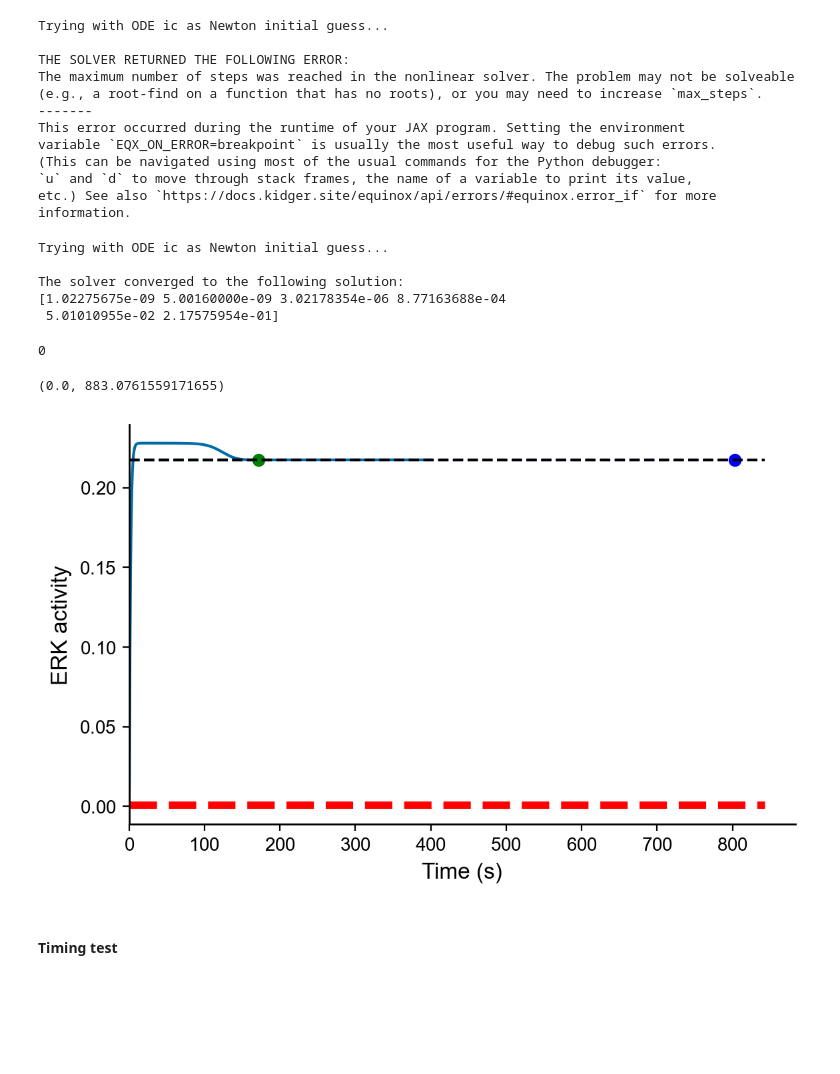
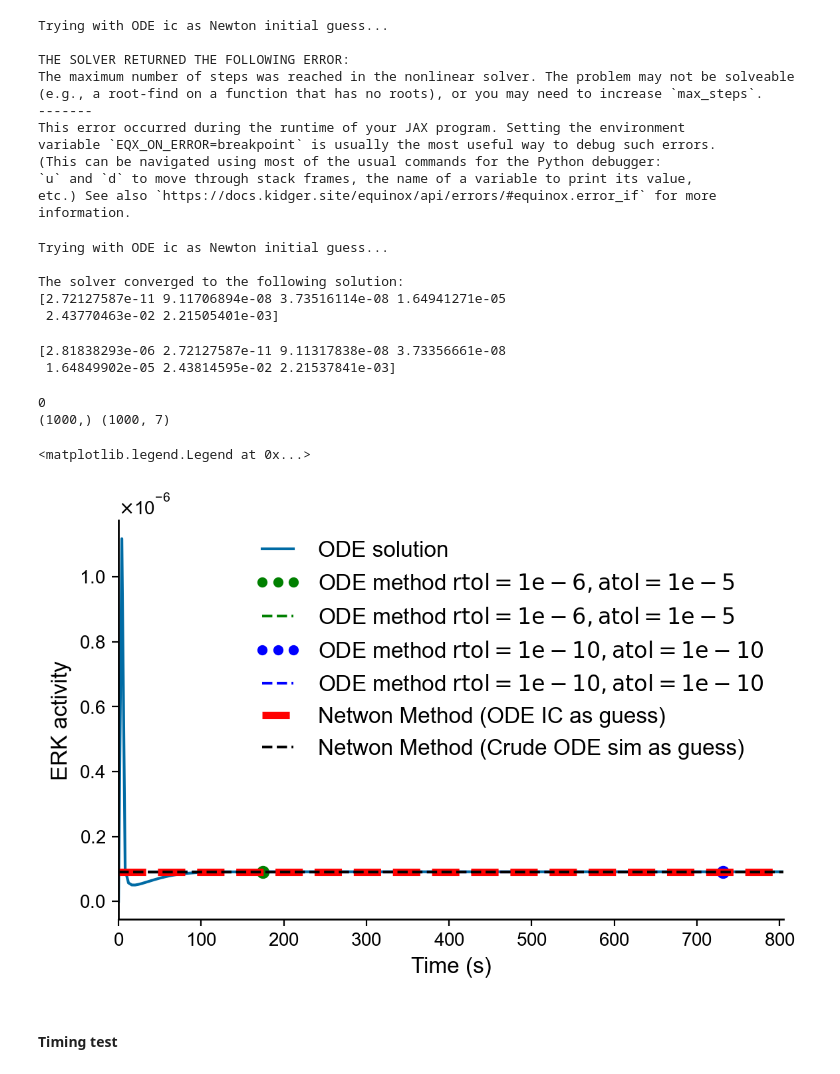
Before and after one commit to RangamaniLabUCSD/multimodel-inference, a Jupyter notebook: src/MAPK/param_est/steady_state_analysis.ipynb, the cells around one changed output. Cells and saved outputs as stored; diff of their text form; code cells hidden in the pictures; blank space fills up the shorter version.

```diff
--- a/src/MAPK/param_est/steady_state_analysis.ipynb
+++ b/src/MAPK/param_est/steady_state_analysis.ipynb
@@ -75,12 +75,12 @@ def solve_to_SS(model_dfrx_ode, y0, params, t1, event_rtol=1e-6, event_atol=1e-5
         t0,
         t1,
         dt0,
-        y0,
+        tuple(y0),
         stepsize_controller=stepsize_controller,
         discrete_terminating_event=event,
         # saveat=saveat,
         args=params,
-        max_steps=6000000,
+        max_steps=60000000,
         throw=False,)
 
     return sol.ys, sol.ts
@@ -101,11 +101,11 @@ def solve_traj(model_dfrx_ode, y0, params, t1, times):
         t0,
         t1,
         dt0,
-        y0,
+        tuple(y0),
         stepsize_controller=stepsize_controller,
         saveat=saveat,
         args=params,
-        max_steps=6000000,
+        max_steps=60000000,
         throw=False,)
 
     print(sol.result)
@@ -221,59 +223,66 @@ etc.) See also `https://docs.kidger.site/equinox/api/errors/#equinox.error_if` f
 information.
 # %%
 # get y0 as shortish run of ODE
-sol, ts = find_ss_ODE_solver(S_2014, S_2014_y0_EGF_ins[EGF_idx], param, jnp.inf, event_rtol=1e-5, event_atol=1e-4)
-y0 = jnp.squeeze(sol)[S_2014_EGF_idx+1:]
+sol, ts = find_ss_ODE_solver(S_2014, S_2014_y0_EGF_ins[EGF_idx], param, jnp.inf, event_rtol=1e-5, event_atol=1e-5)
+y0 = jnp.squeeze(jnp.array(sol))[S_2014_EGF_idx+1:]
 try:
     print('Trying with ODE ic as Newton initial guess...\n')
-    sol_betterGuess = optx.root_find(S_2014_RHS, solver, y0, args=(EGF,param), max_steps=1000, options={'lower':jnp.zeros_like(y0)})
+    sol_betterGuess = optx.root_find(S_2014_RHS, solver, y0, args=(EGF,param), max_steps=100, options={'lower':jnp.zeros_like(y0)})
     print('The solver converged to the following solution:')
     print(sol_betterGuess.value)
 except Exception as e:
     print('THE SOLVER RETURNED THE FOLLOWING ERROR:')
-    sol_betterGuess = optx.root_find(S_2014_RHS, solver, y0, args=(EGF,param), max_steps=1000, throw=False, options={'lower':jnp.zeros_like(y0)})
+    sol_betterGuess = optx.root_find(S_2014_RHS, solver, y0, args=(EGF,param), max_steps=100, throw=False, options={'lower':jnp.zeros_like(y0)})
     print(e)
 # %% [output]
 Trying with ODE ic as Newton initial guess...
 
 The solver converged to the following solution:
-[1.02275675e-09 5.00160000e-09 3.02178354e-06 8.77163688e-04
- 5.01010955e-02 2.17575954e-01]
+[2.72127587e-11 9.11706894e-08 3.73516114e-08 1.64941271e-05
+ 2.43770463e-02 2.21505401e-03]
 # %%
 # get SS with differnt ode solve event tolerances
-sol_default, ts_default = find_ss_ODE_solver(S_2014, S_2014_y0_EGF_ins[EGF_idx], param, S_2014_t1, event_rtol=1e-6, event_atol=1e-5)
-
+sol_default, ts_default = find_ss_ODE_solver(S_2014, S_2014_y0_EGF_ins[EGF_idx], param, S_2014_t1, event_rtol=1e-6, event_atol=1e-6)
+print(jnp.squeeze(jnp.array(sol_default)))
 sol_small, ts_small = find_ss_ODE_solver(S_2014, S_2014_y0_EGF_ins[EGF_idx], param, S_2014_t1, event_rtol=1e-10, event_atol=1e-10)
+# %% [output]
+[2.81838293e-06 2.72127587e-11 9.11317838e-08 3.73356661e-08
+ 1.64849902e-05 2.43814595e-02 2.21537841e-03]
 # %%
-traj, times = solve_traj(diffrax.ODETerm(S_2014), S_2014_y0_EGF_ins[EGF_idx], param, 40000, np.linspace(0, 400, 1000))
+traj, times = solve_traj(diffrax.ODETerm(S_2014), S_2014_y0_EGF_ins[EGF_idx], param, 40000, np.linspace(0, 4000, 1000))
+traj= jnp.array(traj).T
+print(times.shape, traj.shape)
 # %% [output]
 0
+(1000,) (1000, 7)
 # %%
-idx = 5
+idx = 1
 fig, ax = get_sized_fig_ax(5,3)
 ax.plot(times, traj[:,idx+1], label='ODE solution')
 
 # plot different steady-state solutions
-ax.plot(ts_default, sol_default[:,idx+1], 'o', label=r'ODE method $rtol=1e-6, atol=1e-5$', color='g')
-ax.plot([0,float(ts_default[0])], [float(sol_default[:,idx+1]), float(sol_default[:,idx+1])], '--', label=r'ODE method $rtol=1e-6, atol=1e-5$', color='g')
+ax.plot(ts_default, jnp.squeeze(jnp.array(sol_default))[idx+1], 'o', label=r'ODE method $rtol=1e-6, atol=1e-5$', color='g')
+ax.plot([0,float(ts_default[0])], [float(jnp.squeeze(jnp.array(sol_default))[idx+1]), float(jnp.squeeze(jnp.array(sol_default))[idx+1])], '--', label=r'ODE method $rtol=1e-6, atol=1e-5$', color='g')
 
-ax.plot(ts_small, sol_small[:,idx+1], 'o', label=r'ODE method $rtol=1e-10, atol=1e-10$', color='b')
-ax.plot([0,float(ts_small[0])], [float(sol_small[:,idx+1]), float(sol_small[:,idx+1])], '--', label=r'ODE method $rtol=1e-10, atol=1e-10$', color='b')
+ax.plot(ts_small, jnp.squeeze(jnp.array(sol_small))[idx+1], 'o', label=r'ODE method $rtol=1e-10, atol=1e-10$', color='b')
+ax.plot([0,float(ts_small[0])], [float(sol_small[idx+1]), float(jnp.squeeze(jnp.array(sol_small))[idx+1])], '--', label=r'ODE method $rtol=1e-10, atol=1e-10$', color='b')
 
 xlim = ax.get_xlim()
 ax.set_xlim([-5, xlim[1]])
 xlim = ax.get_xlim()
 
 ax.plot([0,xlim[1]], [float(sol_ODEic.value[idx]), float(sol_ODEic.value[idx])], '--', label=r'Netwon Method (ODE IC as guess)', color='r', linewidth=4)
-
 ax.plot([0,xlim[1]], [float(sol_betterGuess.value[idx]), float(sol_betterGuess.value[idx])], '--', label='Netwon Method (Crude ODE sim as guess)', color='black')
 
 ax.set_xlabel('Time (s)')
 ax.set_ylabel('ERK activity')
 
 ax.set_xlim([0, ts_small[-1]*1.1])
+
+ax.legend()
 # %% [output]
-(0.0, 883.0761559171655)
+<matplotlib.legend.Legend at 0x...>
-[figure, old version]
+[figure, new version]
 # %% [markdown]
 #### Timing test
 # %%
```
Also changed, not shown: parts of 13 cells of this notebook.
